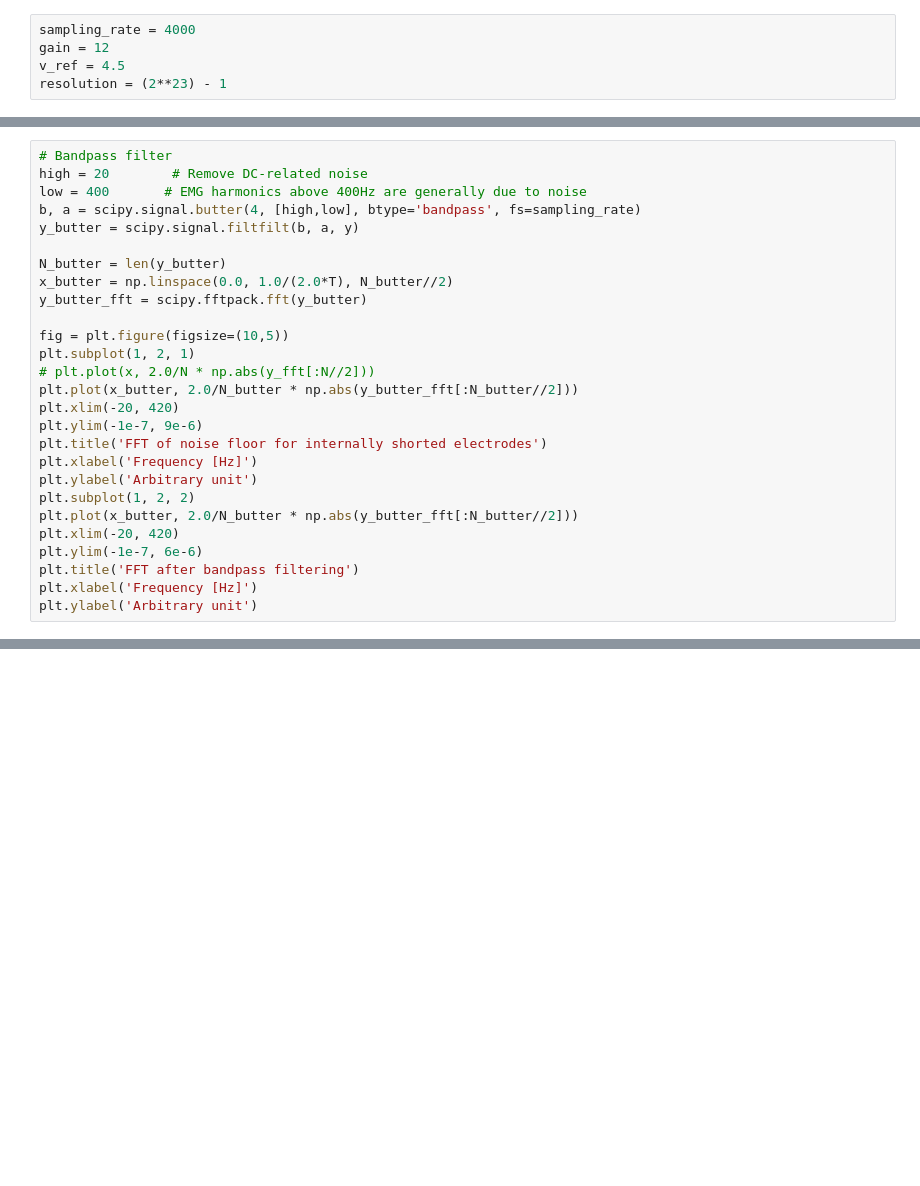
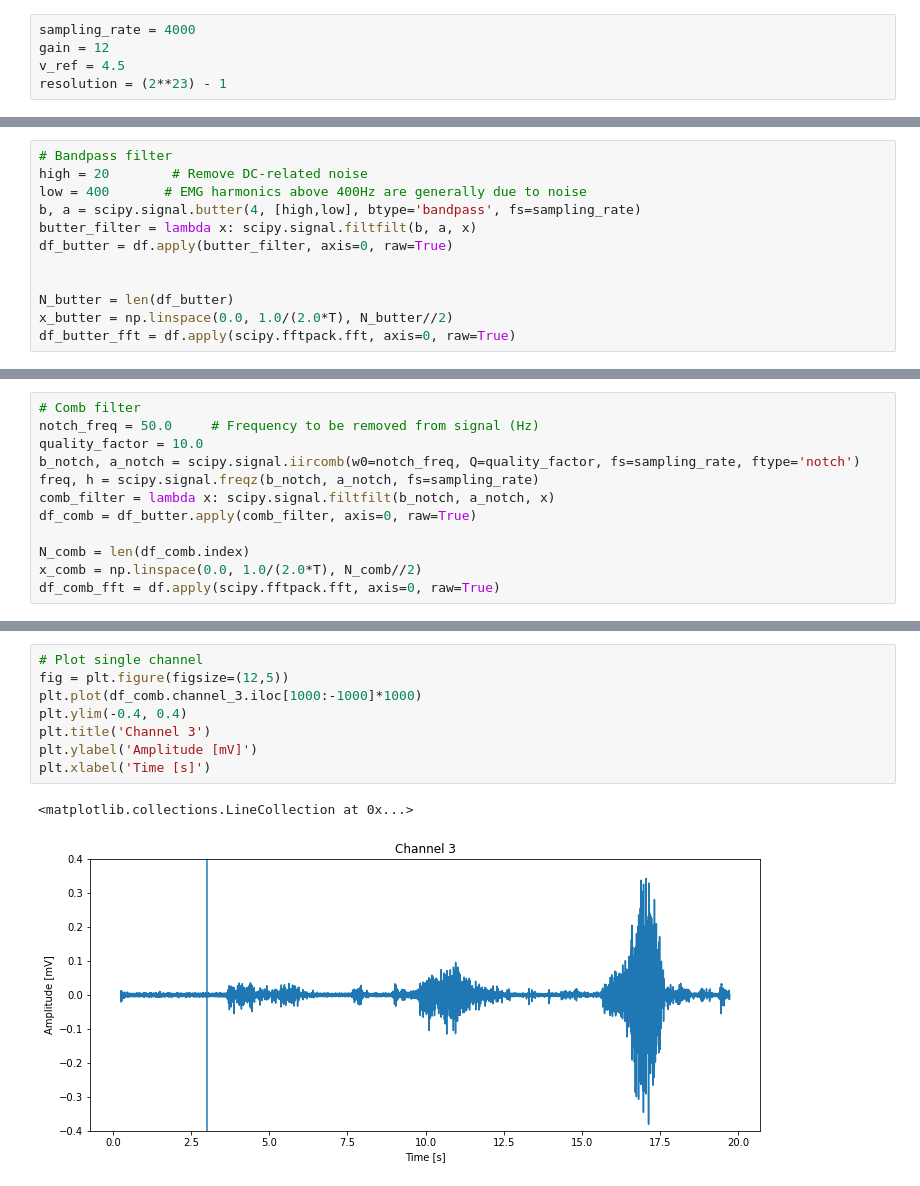
Before and after one commit to kstray/master-thesis-implementation, a Jupyter notebook: emg_processing.ipynb, the cells around one changed output, grey strips where cells are left out. Cells and saved outputs as stored; diff of their text form; blank space fills up the shorter version.

```diff
--- a/emg_processing.ipynb
+++ b/emg_processing.ipynb
@@ -71,25 +31,10 @@ y_fft = scipy.fftpack.fft(y)
 high = 20        # Remove DC-related noise
 low = 400       # EMG harmonics above 400Hz are generally due to noise
 b, a = scipy.signal.butter(4, [high,low], btype='bandpass', fs=sampling_rate)
-y_butter = scipy.signal.filtfilt(b, a, y)
+butter_filter = lambda x: scipy.signal.filtfilt(b, a, x)
+df_butter = df.apply(butter_filter, axis=0, raw=True)
 
-N_butter = len(y_butter)
+
+N_butter = len(df_butter)
 x_butter = np.linspace(0.0, 1.0/(2.0*T), N_butter//2)
-y_butter_fft = scipy.fftpack.fft(y_butter)
-
-fig = plt.figure(figsize=(10,5))
-plt.subplot(1, 2, 1)
-# plt.plot(x, 2.0/N * np.abs(y_fft[:N//2]))
-plt.plot(x_butter, 2.0/N_butter * np.abs(y_butter_fft[:N_butter//2]))
-plt.xlim(-20, 420)
-plt.ylim(-1e-7, 9e-6)
-plt.title('FFT of noise floor for internally shorted electrodes')
-plt.xlabel('Frequency [Hz]')
-plt.ylabel('Arbitrary unit')
-plt.subplot(1, 2, 2)
-plt.plot(x_butter, 2.0/N_butter * np.abs(y_butter_fft[:N_butter//2]))
-plt.xlim(-20, 420)
-plt.ylim(-1e-7, 6e-6)
-plt.title('FFT after bandpass filtering')
-plt.xlabel('Frequency [Hz]')
-plt.ylabel('Arbitrary unit')
+df_butter_fft = df.apply(scipy.fftpack.fft, axis=0, raw=True)
@@ -205,2 +41,14 @@ Text(0.5, 0, 'Frequency [Hz]')
+# %%
+# Comb filter
+notch_freq = 50.0     # Frequency to be removed from signal (Hz)
+quality_factor = 10.0
+b_notch, a_notch = scipy.signal.iircomb(w0=notch_freq, Q=quality_factor, fs=sampling_rate, ftype='notch')
+freq, h = scipy.signal.freqz(b_notch, a_notch, fs=sampling_rate)
+comb_filter = lambda x: scipy.signal.filtfilt(b_notch, a_notch, x)
+df_comb = df_butter.apply(comb_filter, axis=0, raw=True)
+
+N_comb = len(df_comb.index)
+x_comb = np.linspace(0.0, 1.0/(2.0*T), N_comb//2)
+df_comb_fft = df.apply(scipy.fftpack.fft, axis=0, raw=True)
 # %%
 # Find noise floor
@@ -242,0 +91,11 @@ snr.mean()
+# %%
+# Plot single channel
+fig = plt.figure(figsize=(12,5))
+plt.plot(df_comb.channel_3.iloc[1000:-1000]*1000)
+plt.ylim(-0.4, 0.4)
+plt.title('Channel 3')
+plt.ylabel('Amplitude [mV]')
+plt.xlabel('Time [s]')
+# %% [output]
+<matplotlib.collections.LineCollection at 0x...>
+[figure, added]
```
Also changed, not shown: parts of 12 cells of this notebook, 1 other file.
